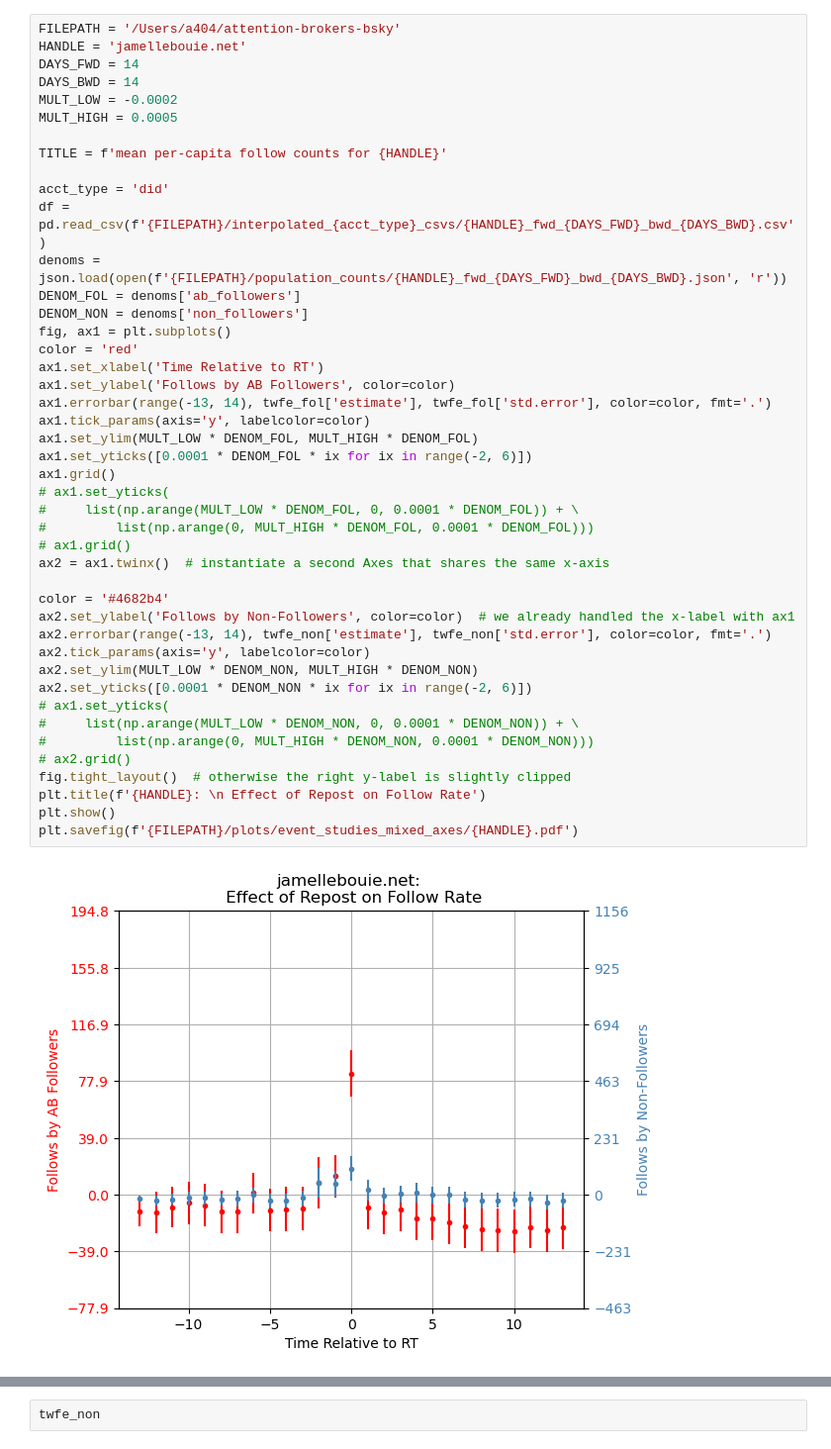
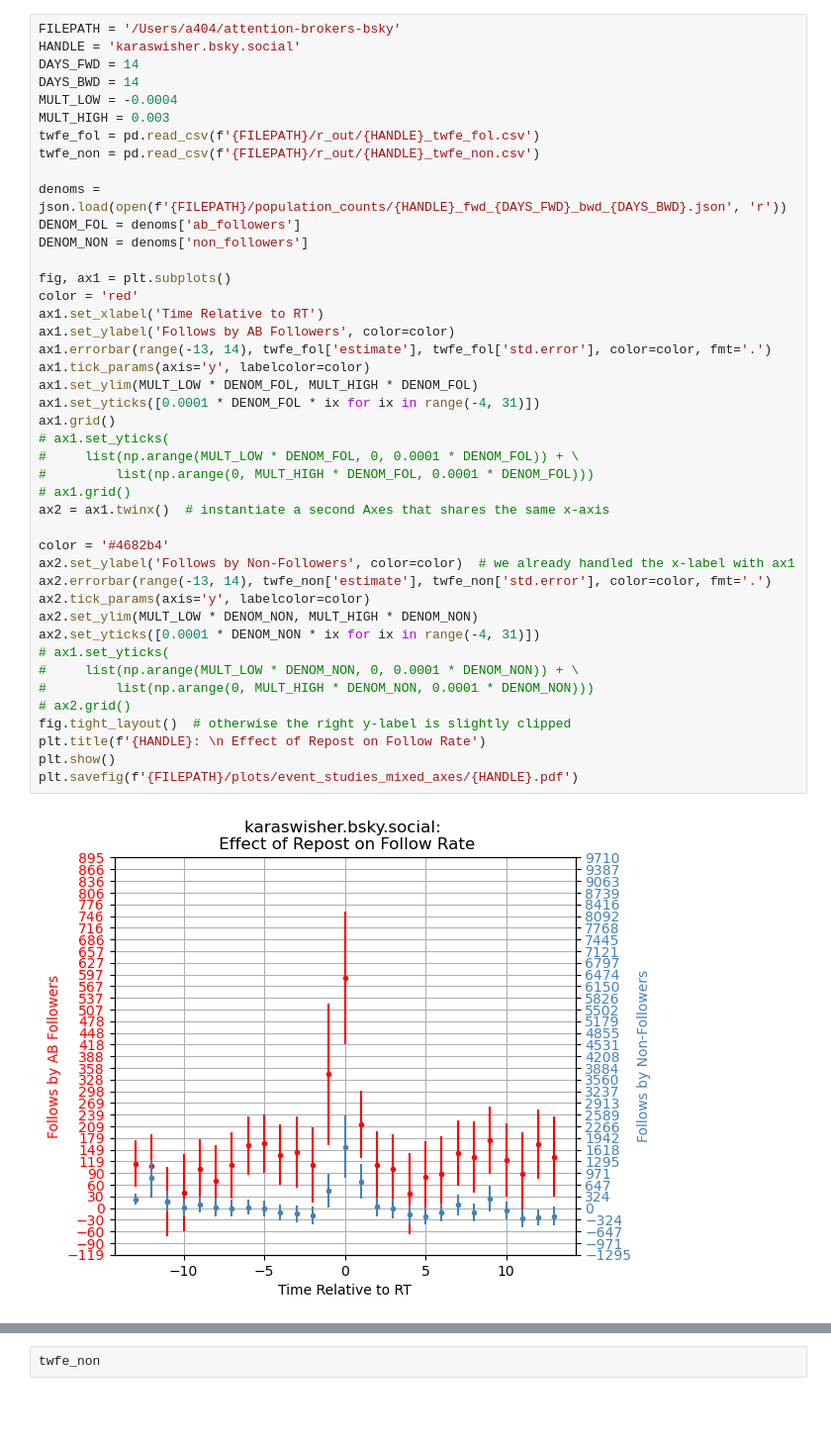
Before and after one commit to asmithh/attention-brokers-bsky, a Jupyter notebook: plots.ipynb, the cells around one changed output, grey strips where cells are left out. Shown at 99% size. Saved outputs shown, nothing was run; the diff lists cells and outputs as text; blank space fills up the shorter version.

Commit message:
adding unified trend plots and diff and diff:

```diff
--- a/plots.ipynb
+++ b/plots.ipynb
@@ -150,49 +131,48 @@ twfe_fol
 # %%
 FILEPATH = '/Users/a404/attention-brokers-bsky'
-HANDLE = 'jamellebouie.net'
+HANDLE = 'karaswisher.bsky.social'
 DAYS_FWD = 14
 DAYS_BWD = 14
-MULT_LOW = -0.0002
-MULT_HIGH = 0.0005
+MULT_LOW = -0.0004
+MULT_HIGH = 0.003
+twfe_fol = pd.read_csv(f'{FILEPATH}/r_out/{HANDLE}_twfe_fol.csv')
+twfe_non = pd.read_csv(f'{FILEPATH}/r_out/{HANDLE}_twfe_non.csv')
 
-TITLE = f'mean per-capita follow counts for {HANDLE}'
-
-acct_type = 'did'
-df = pd.read_csv(f'{FILEPATH}/interpolated_{acct_type}_csvs/{HANDLE}_fwd_{DAYS_FWD}_bwd_{DAYS_BWD}.csv')
 denoms = json.load(open(f'{FILEPATH}/population_counts/{HANDLE}_fwd_{DAYS_FWD}_bwd_{DAYS_BWD}.json', 'r'))
 DENOM_FOL = denoms['ab_followers']
 DENOM_NON = denoms['non_followers']
+
 fig, ax1 = plt.subplots()
 color = 'red'
 ax1.set_xlabel('Time Relative to RT')
 ax1.set_ylabel('Follows by AB Followers', color=color)
 ax1.errorbar(range(-13, 14), twfe_fol['estimate'], twfe_fol['std.error'], color=color, fmt='.')
 ax1.tick_params(axis='y', labelcolor=color)
 ax1.set_ylim(MULT_LOW * DENOM_FOL, MULT_HIGH * DENOM_FOL)
-ax1.set_yticks([0.0001 * DENOM_FOL * ix for ix in range(-2, 6)])
+ax1.set_yticks([0.0001 * DENOM_FOL * ix for ix in range(-4, 31)])
 ax1.grid()
 # ax1.set_yticks(
 #     list(np.arange(MULT_LOW * DENOM_FOL, 0, 0.0001 * DENOM_FOL)) + \
 #         list(np.arange(0, MULT_HIGH * DENOM_FOL, 0.0001 * DENOM_FOL)))
 # ax1.grid()
 ax2 = ax1.twinx()  # instantiate a second Axes that shares the same x-axis
 
 color = '#4682b4'
 ax2.set_ylabel('Follows by Non-Followers', color=color)  # we already handled the x-label with ax1
 ax2.errorbar(range(-13, 14), twfe_non['estimate'], twfe_non['std.error'], color=color, fmt='.')
 ax2.tick_params(axis='y', labelcolor=color)
 ax2.set_ylim(MULT_LOW * DENOM_NON, MULT_HIGH * DENOM_NON)
-ax2.set_yticks([0.0001 * DENOM_NON * ix for ix in range(-2, 6)])
+ax2.set_yticks([0.0001 * DENOM_NON * ix for ix in range(-4, 31)])
 # ax1.set_yticks(
 #     list(np.arange(MULT_LOW * DENOM_NON, 0, 0.0001 * DENOM_NON)) + \
 #         list(np.arange(0, MULT_HIGH * DENOM_NON, 0.0001 * DENOM_NON)))
 # ax2.grid()
 fig.tight_layout()  # otherwise the right y-label is slightly clipped
 plt.title(f'{HANDLE}: \n Effect of Repost on Follow Rate')
 plt.show()
 plt.savefig(f'{FILEPATH}/plots/event_studies_mixed_axes/{HANDLE}.pdf')
 # %% [output]
-[figure, old version]
+[figure, new version]
 <Figure size 640x480 with 0 Axes>
 # %%
 twfe_non
```
Also changed, not shown: parts of 7 cells of this notebook, 9 other files.
